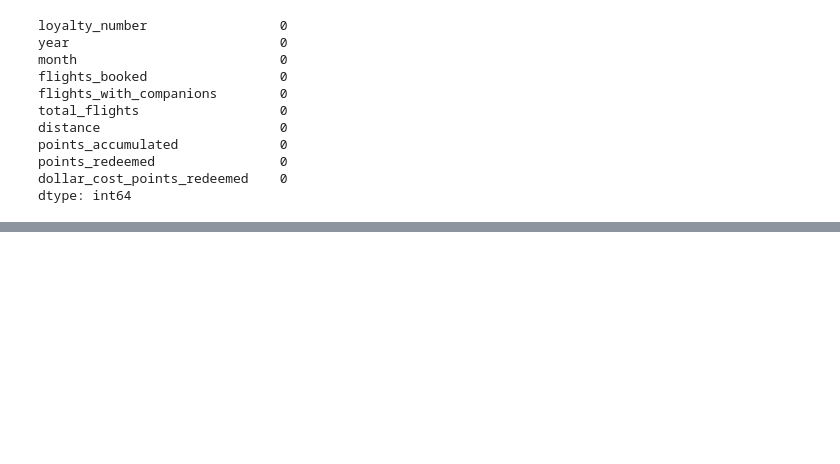
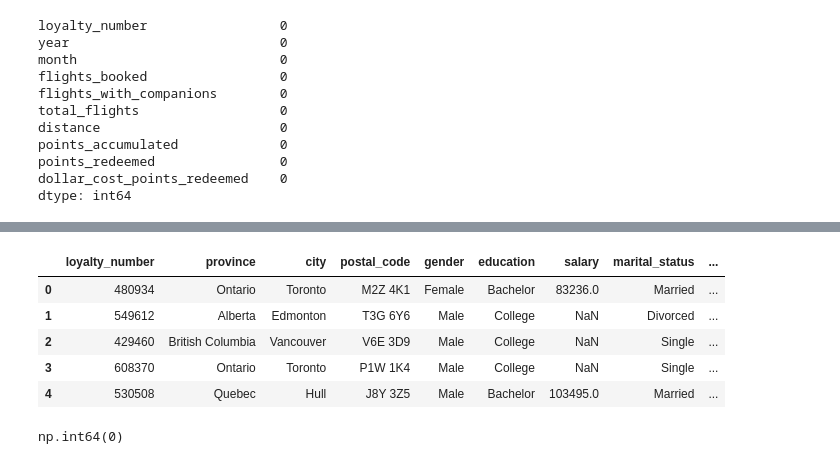
Before and after one commit to Adalab/bda-modulo-3-evaluacion-final-Marta2203H, a Jupyter notebook: Jupyters/evaluacion_mod3.ipynb, the cells around one changed output, grey strips where cells are left out. Cells and saved outputs as stored; diff of their text form; code cells hidden in the pictures; blank space fills up the shorter version.

```diff
--- a/Jupyters/evaluacion_mod3.ipynb
+++ b/Jupyters/evaluacion_mod3.ipynb
@@ -189,0 +245,6 @@ dtype: int64
+# %%
+#eliminamos la columna 'Country' ya que, todos los clientes son de Canadá
+df_history.drop(columns = 'Country', inplace = True)
+# %%
+change_names_history = {col:col.lower().replace(' ', '_') for col in df_history.columns}
+change_names_history
@@ -189,0 +267,16 @@ dtype: int64
+# %%
+# Con el método rename renombramos las columnas usando los diccionarios creados previamente
+df_history.rename(columns = change_names_history, inplace = True)
+# %%
+df_history.head()
+# %% [output]
+|  | loyalty_number | province | city | postal_code | gender | education | salary | marital_status | ... |
+| 0 | 480934 | Ontario | Toronto | M2Z 4K1 | Female | Bachelor | 83236.0 | Married | ... |
+| 1 | 549612 | Alberta | Edmonton | T3G 6Y6 | Male | College | NaN | Divorced | ... |
+| 2 | 429460 | British Columbia | Vancouver | V6E 3D9 | Male | College | NaN | Single | ... |
+| 3 | 608370 | Ontario | Toronto | P1W 1K4 | Male | College | NaN | Single | ... |
+| 4 | 530508 | Quebec | Hull | J8Y 3Z5 | Male | Bachelor | 103495.0 | Married | ... |
+# %%
+df_history.duplicated().sum()
+# %% [output]
+np.int64(0)
```
Also changed, not shown: parts of 13 cells of this notebook.
